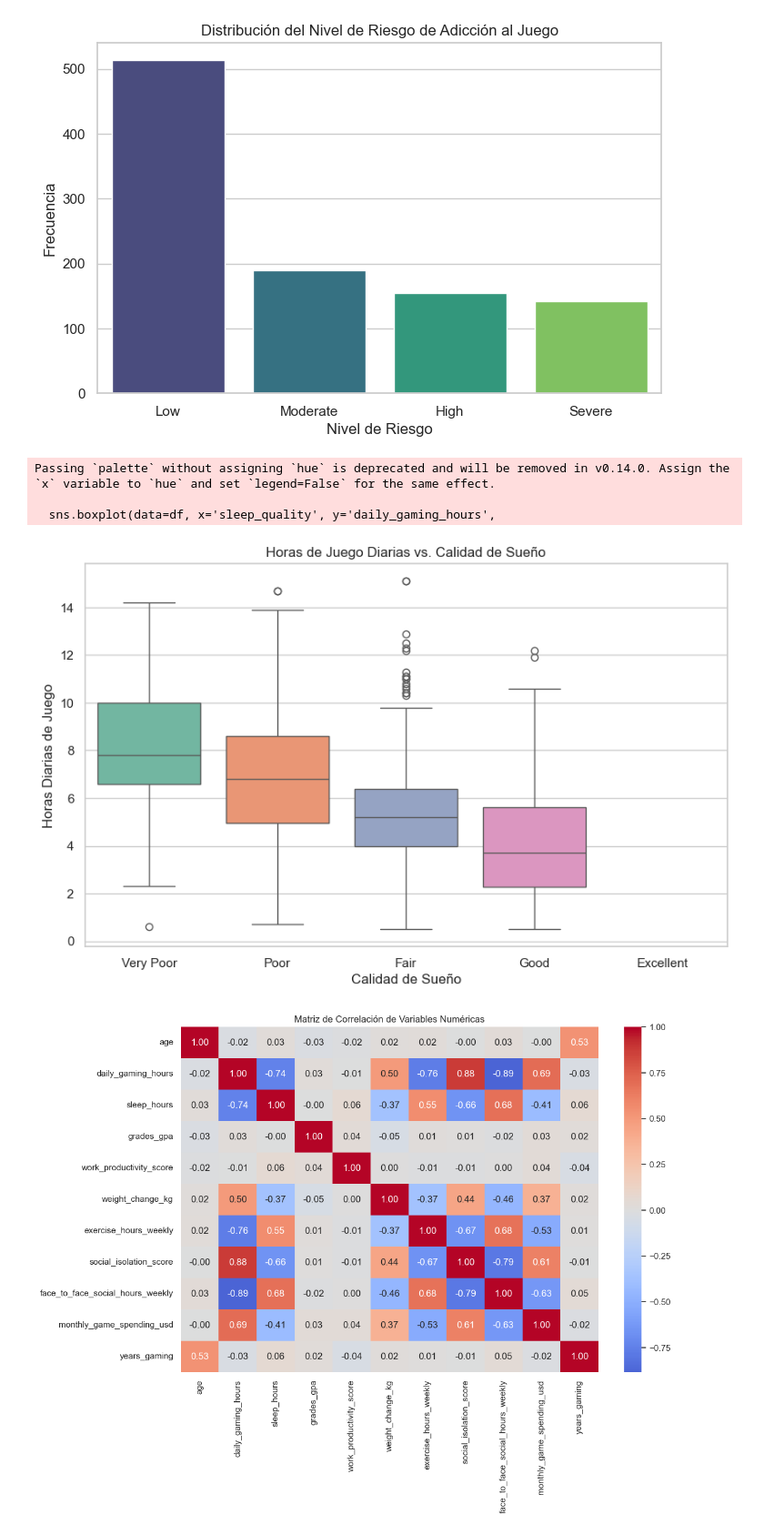
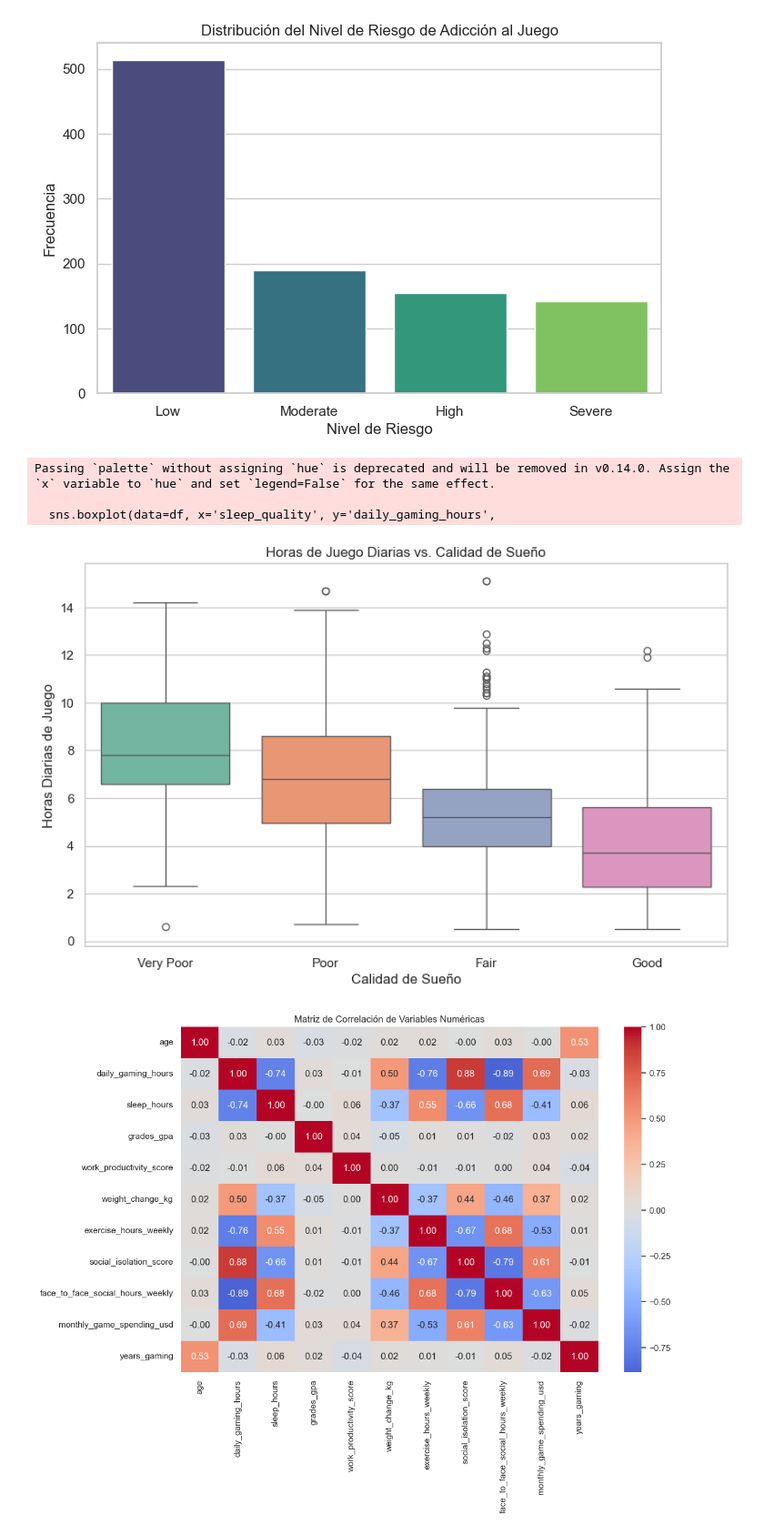
Before and after one commit to Lourdes-Tolotto/CEIA_Analisis_de_datos, a Jupyter notebook: Ejercicios/Ejercicio 2.ipynb, the cells around one changed output. Shown at 91% size. Cells and saved outputs as stored; diff of their text form; code cells hidden in the pictures.

```diff
--- a/Ejercicios/Ejercicio 2.ipynb
+++ b/Ejercicios/Ejercicio 2.ipynb
@@ -12,7 +12,7 @@ import pandas as pd
 import seaborn as sns
 import matplotlib.pyplot as plt
 
-df = pd.read_csv("C:\\Users\\tolot\\Documents\\UBA\\2026\\1B\\AdD\\Git\\CEIA_Analisis_de_datos\\Ejercicios\\Datasets\\Gaming and Mental Health.csv")
+df = pd.read_csv("../Ejercicios/Datasets/Gaming and Mental Health.csv")
 # %% [markdown]
 ## Exploración inicial del dataset
 
@@ -352,16 +352,16 @@ Passing `palette` without assigning `hue` is deprecated and will be removed in v
 # %%
 plt.figure(figsize=(10, 6))
 sns.boxplot(data=df, x='sleep_quality', y='daily_gaming_hours',
-            palette='Set2', order=['Very Poor', 'Poor', 'Fair', 'Good', 'Excellent'])
+            palette='Set2', order=['Very Poor', 'Poor', 'Fair', 'Good'])
 plt.title('Horas de Juego Diarias vs. Calidad de Sueño')
 plt.xlabel('Calidad de Sueño')
 plt.ylabel('Horas Diarias de Juego')
 plt.show()
 # %% [output]
 Passing `palette` without assigning `hue` is deprecated and will be removed in v0.14.0. Assign the `x` variable to `hue` and set `legend=False` for the same effect.
 
   sns.boxplot(data=df, x='sleep_quality', y='daily_gaming_hours',
-[figure, old version]
+[figure, new version]
 # %%
 plt.figure(figsize=(12, 8))
 # Seleccionamos solo las numéricas para la matriz
```
